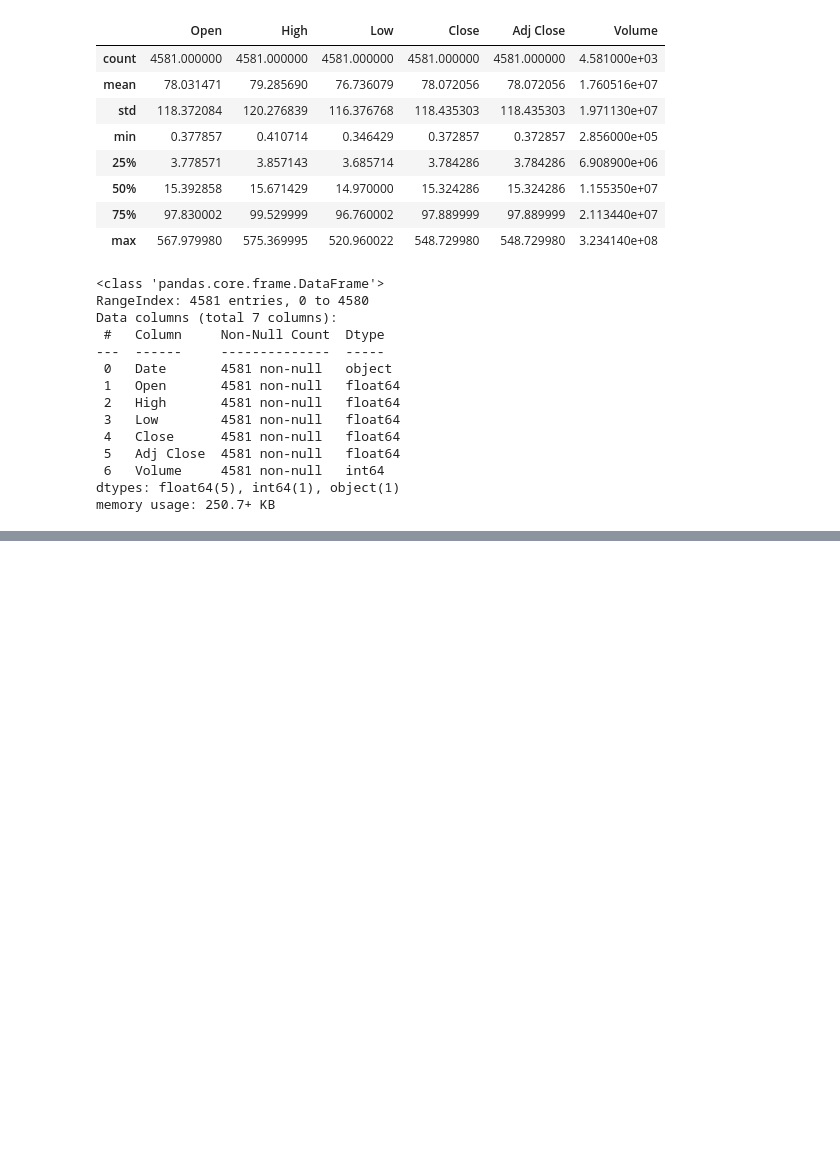
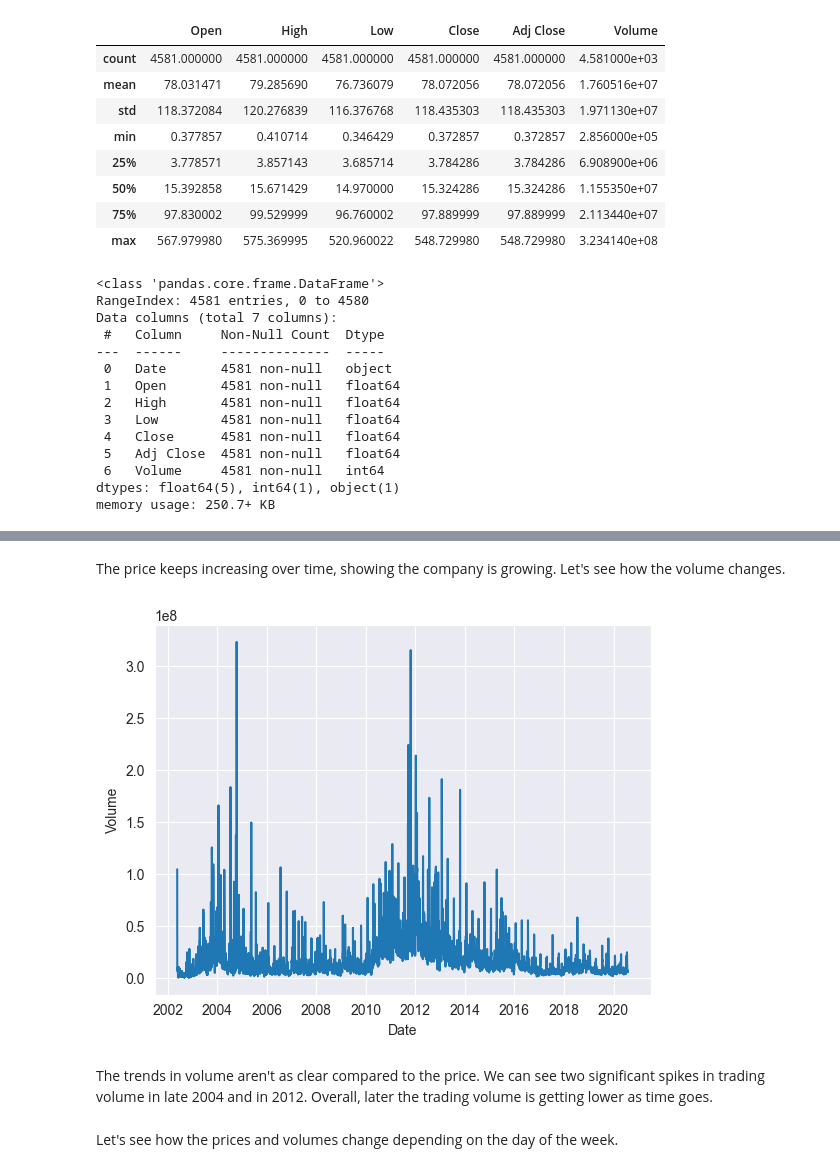
Before and after one commit to MartinH2k3/IAUProject, a Jupyter notebook: forecastM.ipynb, the cells around one changed output, grey strips where cells are left out. Saved outputs shown, nothing was run; the diff lists cells and outputs as text; code cells hidden in the pictures; blank space fills up the shorter version.

```diff
--- a/forecastM.ipynb
+++ b/forecastM.ipynb
@@ -66,0 +113,11 @@ memory usage: 250.7+ KB
+# %% [markdown]
+The price keeps increasing over time, showing the company is growing. Let's see how the volume changes.
+# %%
+sns.lineplot(data=nflx_stock, x="Date", y="Volume")
+plt.show()
+# %% [output]
+[figure, added]
+# %% [markdown]
+The trends in volume aren't as clear compared to the price. We can see two significant spikes in trading volume in late 2004 and in 2012. Overall, later the trading volume is getting lower as time goes.
+# %% [markdown]
+Let's see how the prices and volumes change depending on the day of the week.
```
Also changed, not shown: parts of 48 cells of this notebook.
